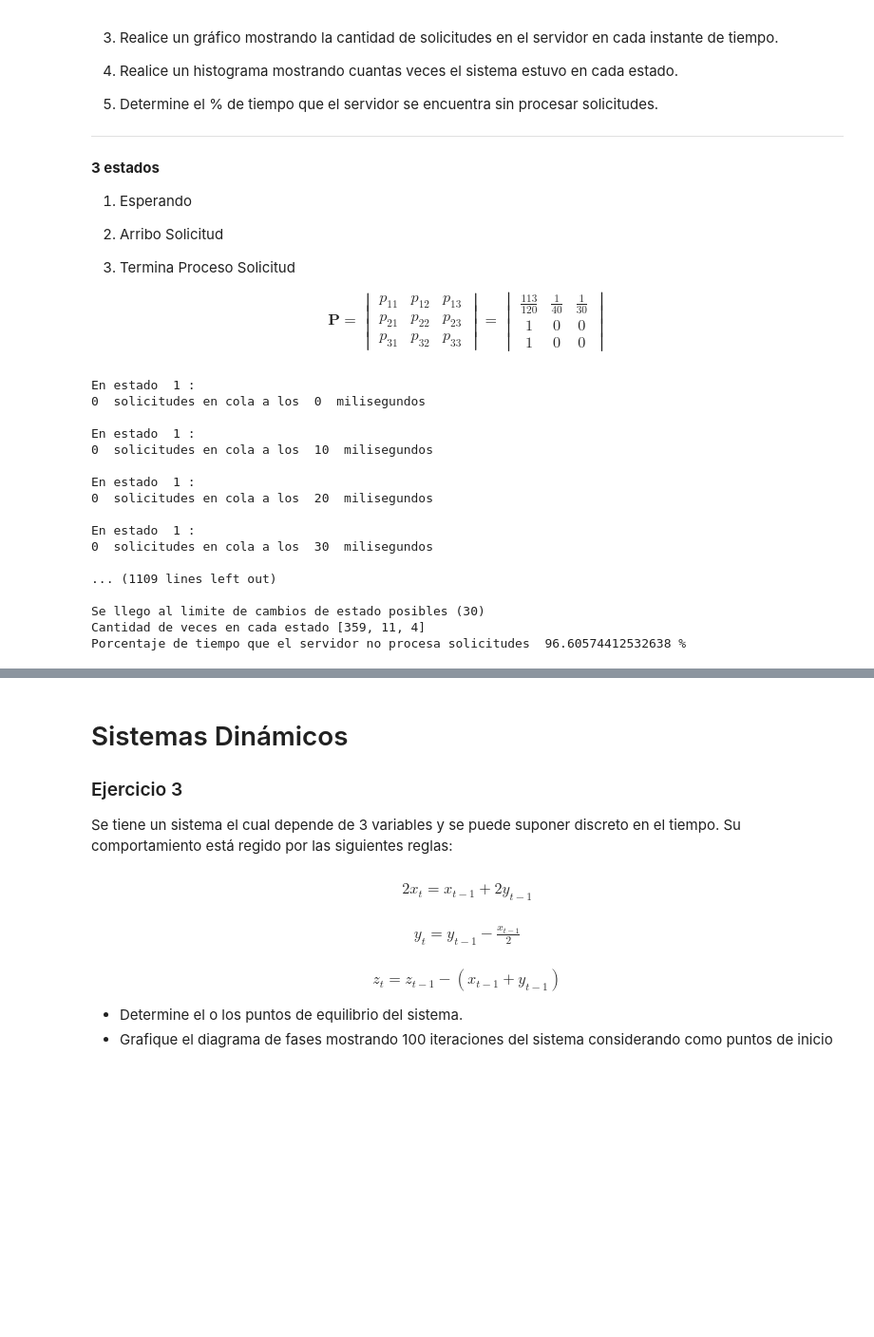
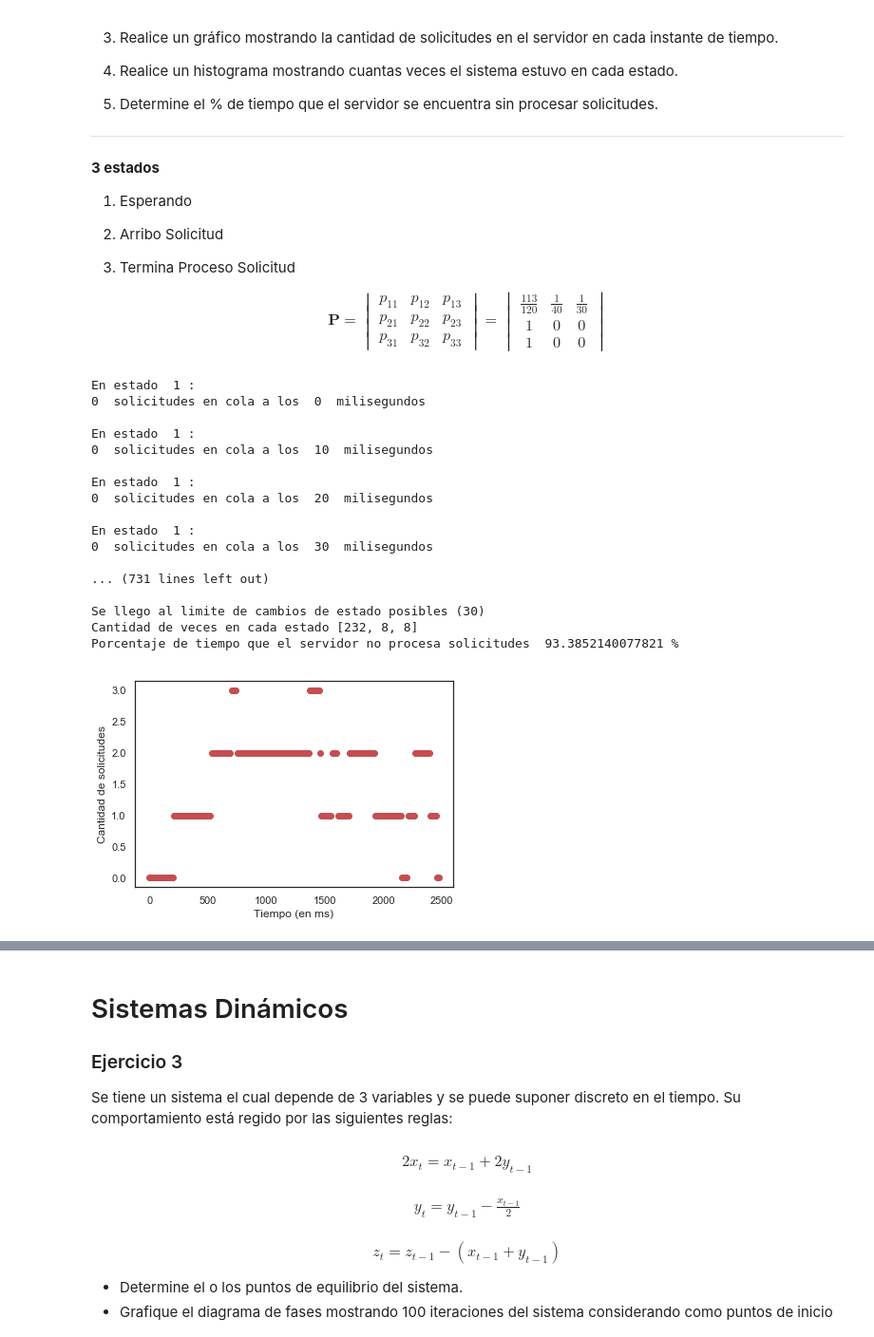
Before and after one commit to LRisaro/Simulacion, a Jupyter notebook: tps/tp2/tp2-entrega.ipynb, the cells around one changed output, grey strips where cells are left out. Shown at 95% size. Saved outputs shown, nothing was run; the diff lists cells and outputs as text; code cells hidden in the pictures; blank space fills up the shorter version.

```diff
--- a/tps/tp2/tp2-entrega.ipynb
+++ b/tps/tp2/tp2-entrega.ipynb
@@ -202,6 +202,7 @@ solCount = 0
 stateNum = 1
 solTime = 0
 stateChangeCount = 0
+solT = [[], []]
 for i in range(0, stateChangeQ):
   print('En estado ', stateNum, ':')
   stateCount[stateNum-1] += 1
@@ -230,6 +231,8 @@ for i in range(0, stateChangeQ):
     currentState = [1, 0, 0]
     solTime += 10
   print('')
+  solT[0].append(i*10)
+  solT[1].append(solCount)
   if (prevStateNum != stateNum):
     stateChangeCount += 1
   if (stateChangeCount == 30):
@@ -253,8 +256,15 @@ En estado  1 :
 En estado  1 :
 0  solicitudes en cola a los  30  milisegundos
 
-... (1109 lines left out)
+... (731 lines left out)
 
 Se llego al limite de cambios de estado posibles (30)
-Cantidad de veces en cada estado [359, 11, 4]
-Porcentaje de tiempo que el servidor no procesa solicitudes  96.60574412532638 %
+Cantidad de veces en cada estado [232, 8, 8]
+Porcentaje de tiempo que el servidor no procesa solicitudes  93.3852140077821 %
+# %%
+plt.plot(solT[0], solT[1], 'ro')
+plt.xlabel('Tiempo (en ms)')
+plt.ylabel('Cantidad de solicitudes')
+plt.show()
+# %% [output]
+[figure, added]
```
Also changed, not shown: parts of 4 cells of this notebook.
